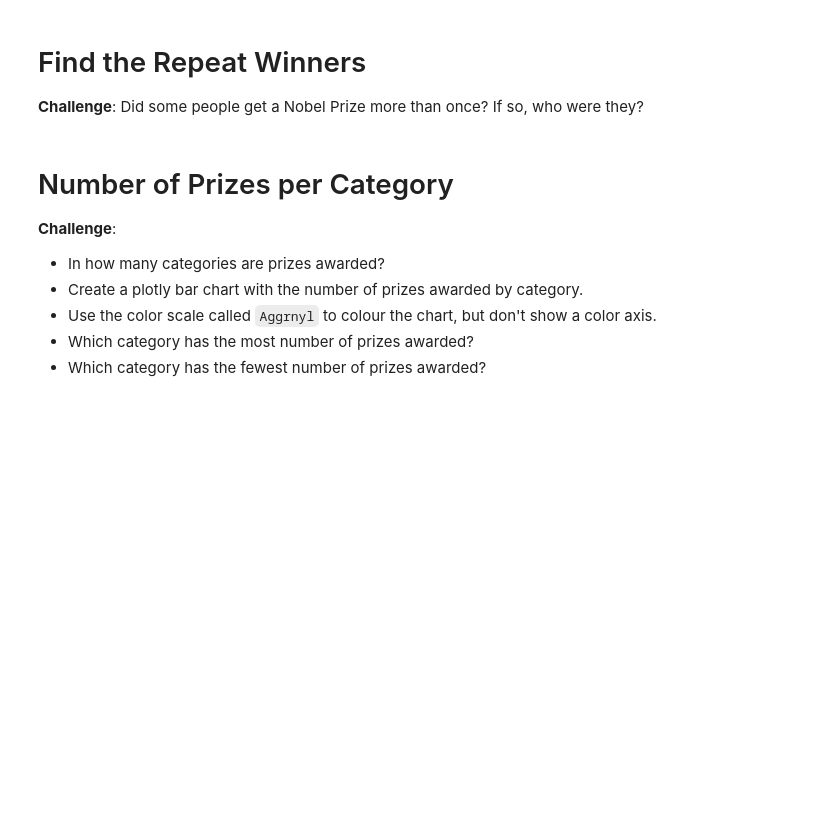
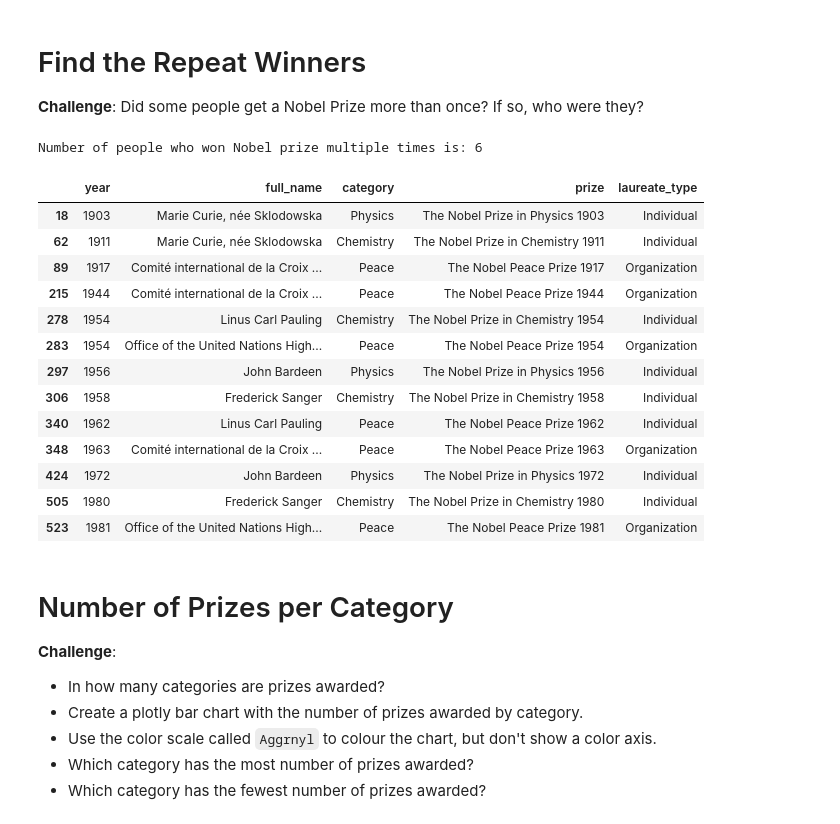
Before and after one commit to Xor01/Analyze-NobelPrize-dataset, a Jupyter notebook: Nobel_Prize_Analysis.ipynb, the cells around one changed output. Saved outputs shown, nothing was run; the diff lists cells and outputs as text; code cells hidden in the pictures; blank space fills up the shorter version.

Commit message:
get the number and the list info about people who won more than one prize

```diff
--- a/Nobel_Prize_Analysis.ipynb
+++ b/Nobel_Prize_Analysis.ipynb
@@ -189,6 +189,29 @@ df_data.query('sex == "Female"')[['full_name', 'prize', 'birth_country', 'organi
 # Find the Repeat Winners
 
 **Challenge**: Did some people get a Nobel Prize more than once? If so, who were they?
+# %%
+winners = df_data['full_name'].duplicated(keep=False)
+winner_lists = df_data[winners]
+print(f'Number of people who won Nobel prize multiple times is: {winner_lists["full_name"].nunique()}')
+# %% [output]
+Number of people who won Nobel prize multiple times is: 6
+# %%
+winner_lists[['year', 'full_name', 'category', 'prize', 'laureate_type']]
+# %% [output]
+|  | year | full_name | category | prize | laureate_type |
+| 18 | 1903 | Marie Curie, née Sklodowska | Physics | The Nobel Prize in Physics 1903 | Individual |
+| 62 | 1911 | Marie Curie, née Sklodowska | Chemistry | The Nobel Prize in Chemistry 1911 | Individual |
+| 89 | 1917 | Comité international de la Croix ... | Peace | The Nobel Peace Prize 1917 | Organization |
+| 215 | 1944 | Comité international de la Croix ... | Peace | The Nobel Peace Prize 1944 | Organization |
+| 278 | 1954 | Linus Carl Pauling | Chemistry | The Nobel Prize in Chemistry 1954 | Individual |
+| 283 | 1954 | Office of the United Nations High... | Peace | The Nobel Peace Prize 1954 | Organization |
+| 297 | 1956 | John Bardeen | Physics | The Nobel Prize in Physics 1956 | Individual |
+| 306 | 1958 | Frederick Sanger | Chemistry | The Nobel Prize in Chemistry 1958 | Individual |
+| 340 | 1962 | Linus Carl Pauling | Peace | The Nobel Peace Prize 1962 | Individual |
+| 348 | 1963 | Comité international de la Croix ... | Peace | The Nobel Peace Prize 1963 | Organization |
+| 424 | 1972 | John Bardeen | Physics | The Nobel Prize in Physics 1972 | Individual |
+| 505 | 1980 | Frederick Sanger | Chemistry | The Nobel Prize in Chemistry 1980 | Individual |
+| 523 | 1981 | Office of the United Nations High... | Peace | The Nobel Peace Prize 1981 | Organization |
 # %% [markdown]
 # Number of Prizes per Category
 
```
